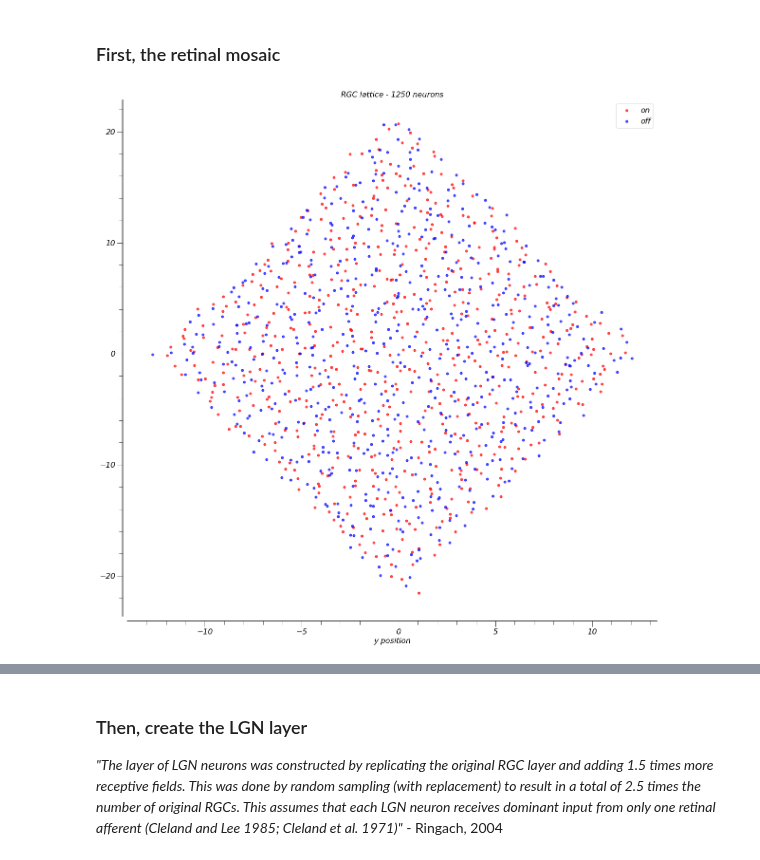
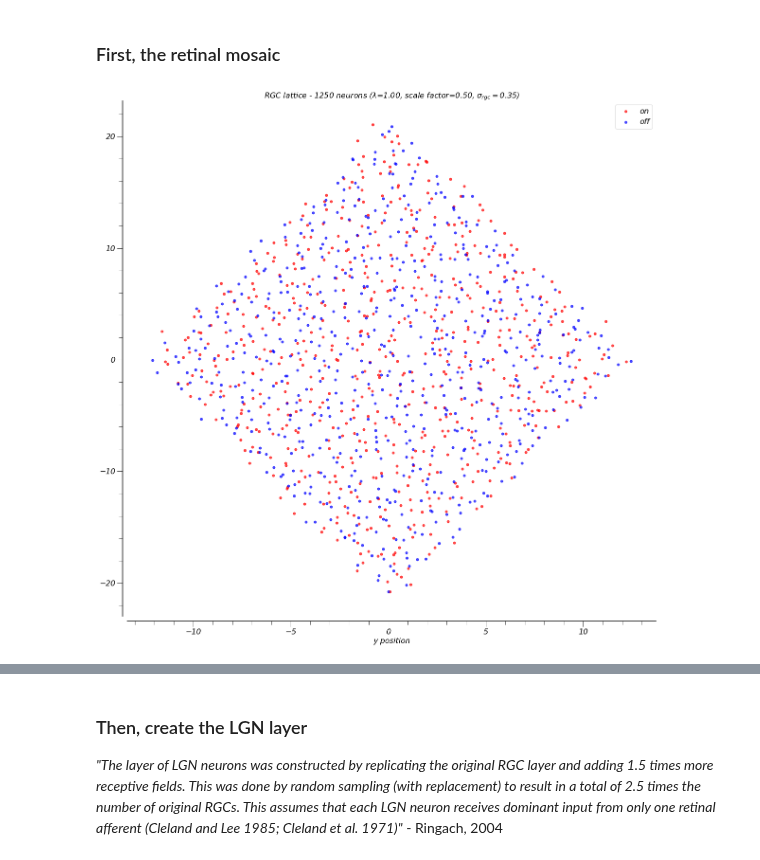
Before and after one commit to paul-levy/SF-diversity, a Jupyter notebook: lgn-v1-construction.ipynb, the cells around one changed output, grey strips where cells are left out. Cells and saved outputs as stored; diff of their text form; code cells hidden in the pictures.

```diff
--- a/lgn-v1-construction.ipynb
+++ b/lgn-v1-construction.ipynb
@@ -45,27 +45,27 @@ $\vec{\mathbf{x}}$ = $\lambda$ * $\begin{pmatrix} 1 & 1 \\\ \sqrt{3} & -\sqrt{3}
 # %%
 latNum = latNum+1;
 # latNum = -1;
 
 nsteps = 12;
 sc_factor=1/2.0;
 lm=1;
 sig_ringach = 0.355; # default is 0.155
 
 on_locs, off_locs = lgn_v1.rgc_lattice(nsteps, sc_factor=sc_factor, lmda=lm, sig_pos=sig_ringach)
 f = plt.figure(figsize=(20, 20));
 
 plt.scatter(on_locs[:, 0], on_locs[:, 1], c='r', alpha=0.7, label='on');
 plt.scatter(off_locs[:, 0], off_locs[:, 1], c='b', alpha=0.7, label='off');
 
 plt.axis('equal');
 plt.axis('tight');
 plt.xlabel('x position')
 plt.xlabel('y position')
-plt.title('RGC lattice - %d neurons' % (len(on_locs)+len(off_locs)));
+plt.title(r'RGC lattice - %d neurons ($\lambda$=%.2f, scale factor=%.2f, $\sigma_{rgc}=%.2f$)' % (len(on_locs)+len(off_locs), lm, sc_factor, sig_ringach));
 plt.legend();
 sns.despine(offset=10)
 # %% [output]
-[figure, old version]
+[figure, new version]
 # %%
 ### Now, compute the distribution of distances between locations - first within class then, across
 # within class:
```
Also changed, not shown: parts of 5 cells of this notebook.
